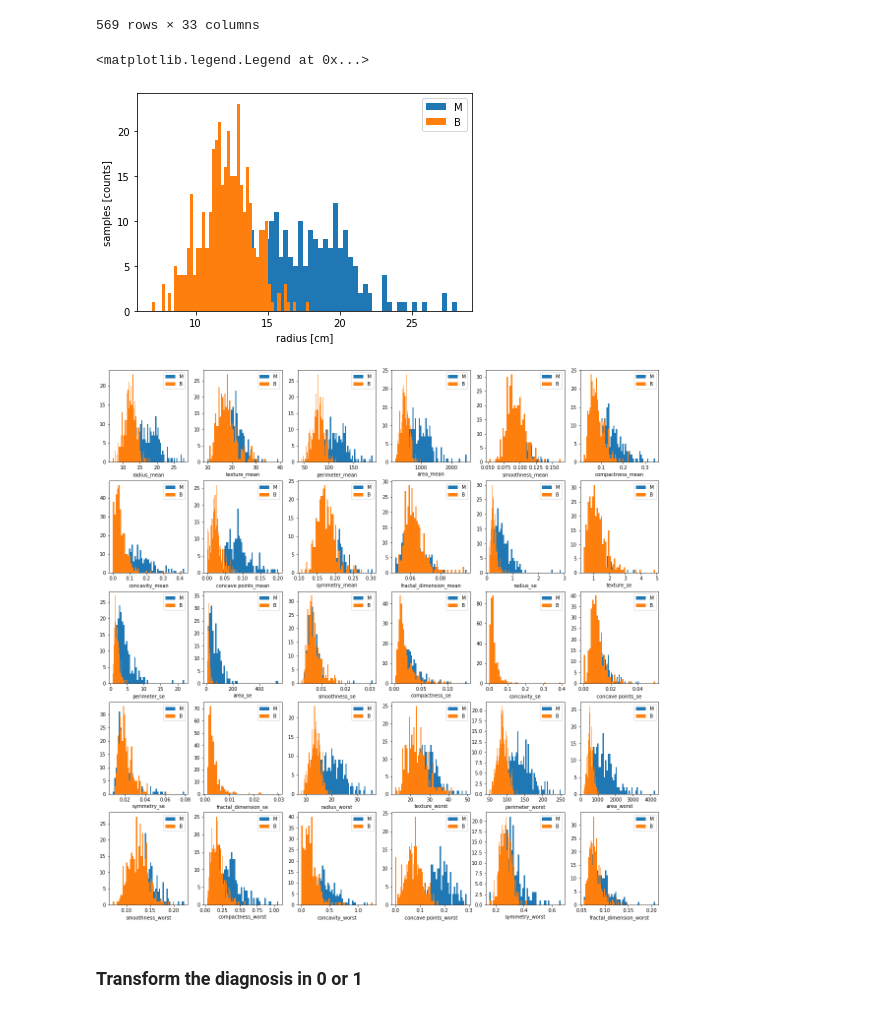
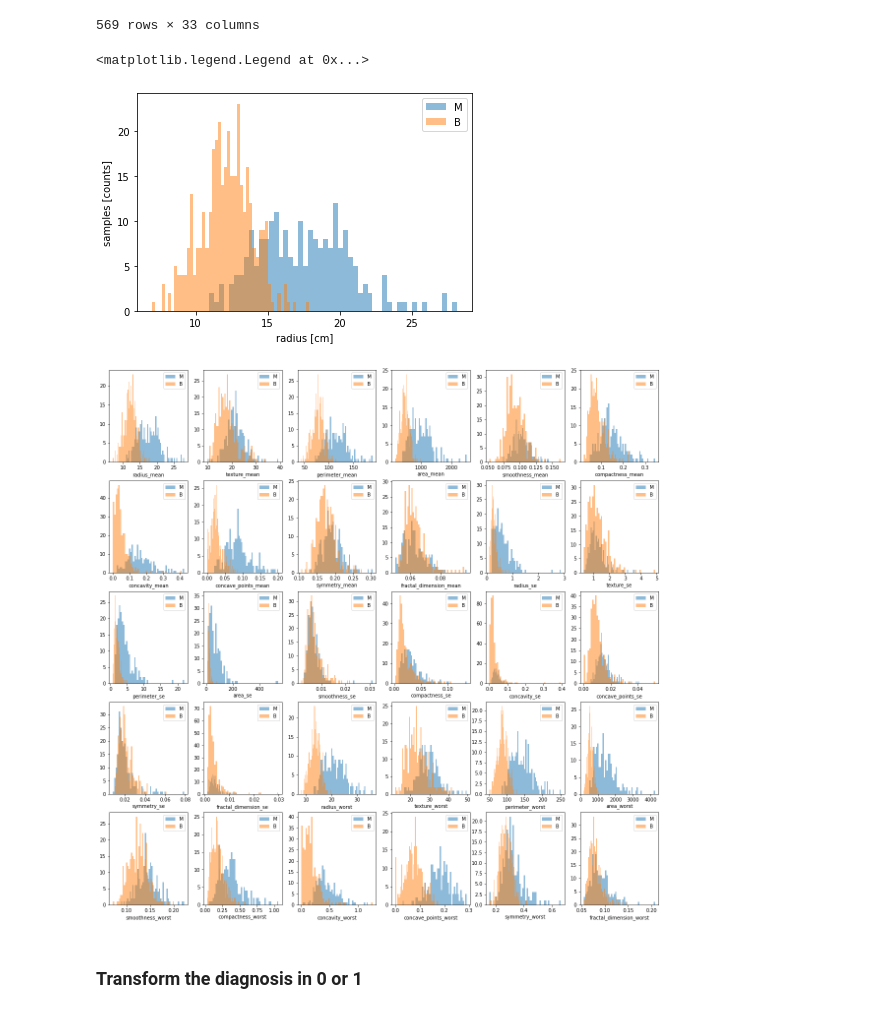
Before and after one commit to araldi/FS22---Big-Data-Analysis-in-Biomedical-Research-376-1723-00L, a Jupyter notebook: Week6/LinearModels_part3.ipynb, the cells around one changed output. Drawn from its saved outputs; the diff is of its cells as text; code cells hidden in the pictures.

```diff
--- a/Week6/LinearModels_part3.ipynb
+++ b/Week6/LinearModels_part3.ipynb
@@ -117,31 +137,32 @@ breast
 # %%
 m = breast['diagnosis'] == 'M'
 b = breast['diagnosis'] == 'B'
-plt.hist(x='radius_mean', data = breast[m], label = 'M', bins = 50)
-plt.hist(x='radius_mean', data = breast[b], label = 'B', bins = 50)
+plt.hist(x='radius_mean', data = breast[m], label = 'M', bins = 50, alpha = 0.5)
+plt.hist(x='radius_mean', data = breast[b], label = 'B', bins = 50, alpha = 0.5)
 plt.xlabel('radius [cm]')
 plt.ylabel('samples [counts]')
 
 plt.legend()
 # %% [output]
 <matplotlib.legend.Legend at 0x...>
-[figure, old version]
+[figure, new version]
 # %%
 plt.figure(figsize = (20,20))
 i=1
+m = breast['diagnosis'] == 'M'
+b = breast['diagnosis'] == 'B'
 for feature in features:
-  m = breast['diagnosis'] == 'M'
-  b = breast['diagnosis'] == 'B'
+
   plt.subplot(5,6, i)
-  plt.hist(x=feature, data = breast[m], label = 'M', bins = 50)
-  plt.hist(x=feature, data = breast[b], label = 'B', bins = 50)
+  plt.hist(x=feature, data = breast[m], label = 'M', bins = 50, alpha = 0.5)
+  plt.hist(x=feature, data = breast[b], label = 'B', bins = 50, alpha = 0.5)
   i = i+1
   plt.xlabel(feature)
   plt.legend()
 plt.show()
 plt.close()
 # %% [output]
-[figure, old version]
+[figure, new version]
 # %% [markdown]
 ### Transform the diagnosis in 0 or 1
 # %%
```
Also changed, not shown: parts of 20 cells of this notebook.
